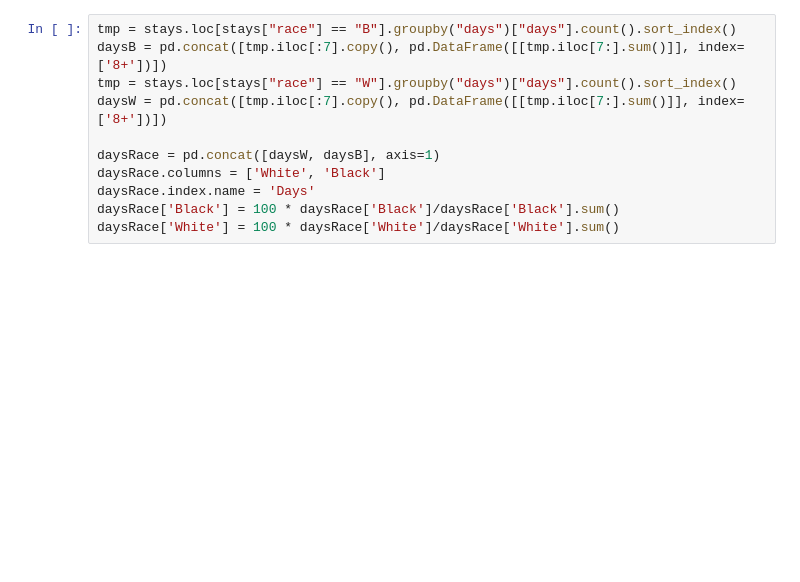
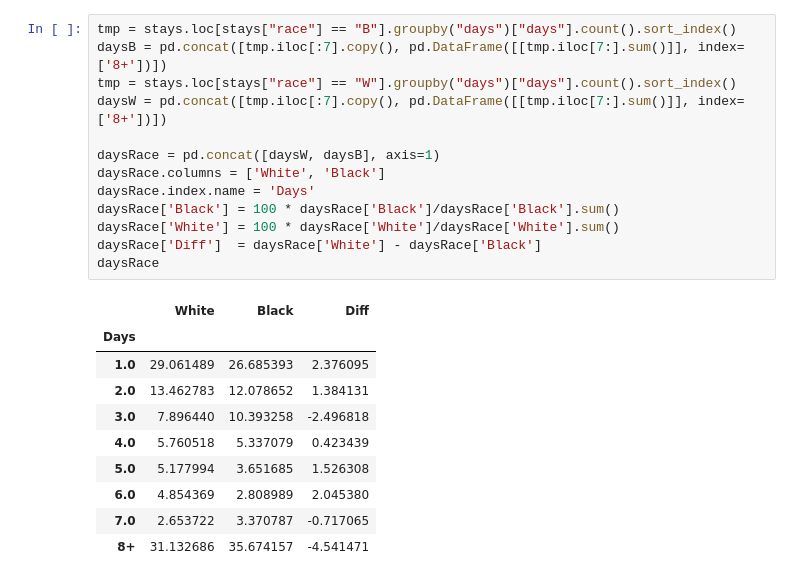
Before and after one commit to DeepWeave/jail-stays, a Jupyter notebook: jail-stays.ipynb, the cells around one changed output. Saved outputs shown, nothing was run; the diff lists cells and outputs as text; blank space fills up the shorter version.

```diff
--- a/jail-stays.ipynb
+++ b/jail-stays.ipynb
@@ -48,14 +100,27 @@ fig = days.plot.pie(subplots=True, title="All Stay Lengths (Days)", counterclock
 # %%
 tmp = stays.loc[stays["race"] == "B"].groupby("days")["days"].count().sort_index()
 daysB = pd.concat([tmp.iloc[:7].copy(), pd.DataFrame([[tmp.iloc[7:].sum()]], index=['8+'])])
 tmp = stays.loc[stays["race"] == "W"].groupby("days")["days"].count().sort_index()
 daysW = pd.concat([tmp.iloc[:7].copy(), pd.DataFrame([[tmp.iloc[7:].sum()]], index=['8+'])])
 
 daysRace = pd.concat([daysW, daysB], axis=1)
 daysRace.columns = ['White', 'Black']
 daysRace.index.name = 'Days'
 daysRace['Black'] = 100 * daysRace['Black']/daysRace['Black'].sum()
 daysRace['White'] = 100 * daysRace['White']/daysRace['White'].sum()
+daysRace['Diff']  = daysRace['White'] - daysRace['Black']
+daysRace
+# %% [output]
+|  | White | Black | Diff |
+| Days |  |  |  |
+| 1.0 | 29.061489 | 26.685393 | 2.376095 |
+| 2.0 | 13.462783 | 12.078652 | 1.384131 |
+| 3.0 | 7.896440 | 10.393258 | -2.496818 |
+| 4.0 | 5.760518 | 5.337079 | 0.423439 |
+| 5.0 | 5.177994 | 3.651685 | 1.526308 |
+| 6.0 | 4.854369 | 2.808989 | 2.045380 |
+| 7.0 | 2.653722 | 3.370787 | -0.717065 |
+| 8+ | 31.132686 | 35.674157 | -4.541471 |
 # %%
 daysRace.plot.bar(title="Stay Lengths: Percentages by Race", figsize=[8,4], color=['Orange','Blue'])
 plt.ylabel('Percent')
```
Also changed, not shown: parts of 14 cells of this notebook, 5 other files.
